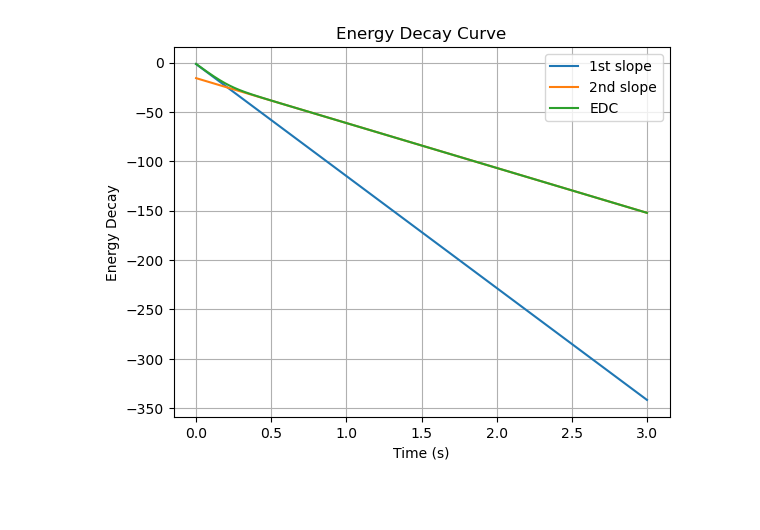
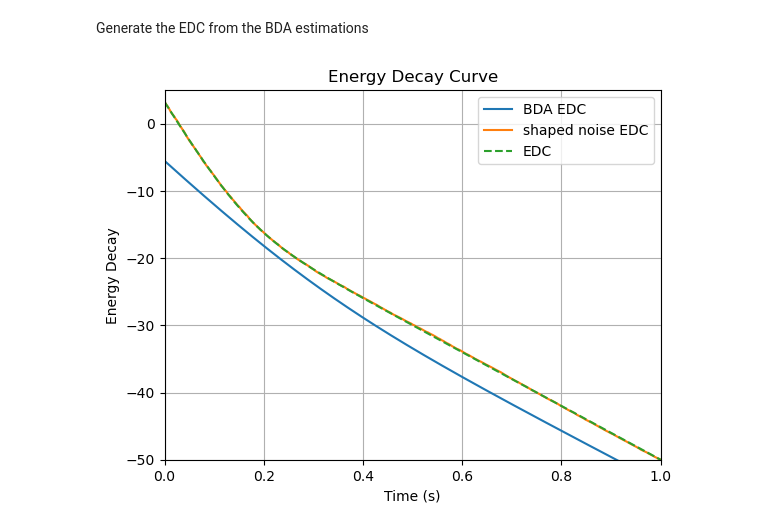
Before and after one commit to gdalsanto/slope2noise, a Jupyter notebook: test_amplitude_conversion.ipynb, the cells around one changed output. Cells and saved outputs as stored; diff of their text form; code cells hidden in the pictures; blank space fills up the shorter version.

Commit message:
Test amplitude conversion

```diff
--- a/test_amplitude_conversion.ipynb
+++ b/test_amplitude_conversion.ipynb
@@ -12,6 +50,6 @@ from slope2noise.utils import decay_kernel, schroeder_backward_int, db, save_aud
 # %%
 T_s = np.array([[0.5, 1.5]])  # T60 in seconds
-A_s = np.array([1, 0.01])   # decay model amplitude (energy)
+A_s = np.array([2, 0.1])   # decay model amplitude (energy)
 n_slopes = T_s.shape[-1]
 fs = 48000  # sampling frequency in Hz
 L = 3*fs   # length of the impulse response in samples
@@ -77,15 +120,24 @@ A_ls = calculate_amplitudes_least_squares(
 BDA = bda.BayesianDecayAnalysis(n_slopes,
                                 fs,
                                 filter_frequencies=None, )
-
-edc_param, norm_vals = BDA.estimate_parameters(np.sum(shaped_noise, axis=-1))
+decayfitnet = DecayFitNetToolbox(n_slopes,
+                                fs,
+                                filter_frequencies=None, )
+# shaped_noise = shaped_noise/np.sum(shaped_noise**2)
+edc_param, norm_vals = BDA.estimate_parameters(np.sum(shaped_noise,-1))
+# edc_param, norm_vals = decayfitnet.estimate_parameters(np.sum(shaped_noise,-1), analyse_full_rir=True)
+# norm_vals = np.transpose(norm_vals.numpy())
+norm_vals = np.transpose(norm_vals)
 # BDA takes the EDC parameters estimates for each band
 T, A, N = edc_param[0], edc_param[1], edc_param[2]
 # amplitudes with least squares
-print(norm_vals)
 print(
-    f"Estimated T_BDA: {np.median(np.squeeze(np.round(T, 3)), axis=0)}, A_BDA: {np.median(np.squeeze(np.round(A, 3)*np.transpose(norm_vals)),axis=0)}" \
-    f"Estimated A_LS: {np.squeeze(np.round(A_ls, 3))}" \
-    f"  - Reference T: {np.squeeze(np.round(T_s, 3))}, A: {np.squeeze(np.round(A_s, 3))}"
+    f"Estimated T_BDA: \n {np.median(np.squeeze(np.round(T, 3)), axis=0)}, \nA_BDA: \n {np.squeeze(np.round(A, 3))} \n" \
+    f"Estimated A_LS: {np.squeeze(np.round(A_ls, 3))} \n" \
+    f"Reference T: {np.squeeze(np.round(T_s, 3))}, A: {np.squeeze(np.round(A_s, 3))}"
 )
+print(
+    f"Noise level: \n {N}")
+print(
+    f"Normalization values: \n {norm_vals}")
 # %% [output]
@@ -94,18 +161,25 @@ Estimated T_BDA: [0.529 1.319], A_BDA: [0.01968038 0.00053225]Estimated A_LS: [0
+# %% [markdown]
+Generate the EDC from the BDA estimations
 # %%
 envelope_kernel = decay_kernel( np.median(np.squeeze(np.round(T, 3)), axis=0).reshape(1, -1),
                                 time_axis,
                                 fs,
                                 normalise_envelope=False,
                                 add_noise=False)
-edc = np.median(np.squeeze(np.round(A, 3)),axis=0) * envelope_kernel
-plt.plot(time_axis, 10*np.log10(edc[0, :, 0]), label='1st slope')
-plt.plot(time_axis, 10*np.log10(edc[0, :, 1]), label='2nd slope')
-plt.plot(time_axis, 10*np.log10(np.sum(edc[0, :, :], axis=-1)), label='EDC')
+edc_bda = np.median(np.squeeze(np.round(A, 3)),axis=0) * envelope_kernel
+# plt.plot(time_axis, 10*np.log10(edc_bda[0, :, 0]), label='1st slope')
+# plt.plot(time_axis, 10*np.log10(edc_bda[0, :, 1]), label='2nd slope')
+plt.plot(time_axis, 10*np.log10(np.sum(edc_bda[0, :, :], axis=-1)), label='BDA EDC')
+plt.plot(time_axis, 10*np.log10(sn_int[0, :]), label='shaped noise EDC')
+plt.plot(time_axis, 10*np.log10(np.sum(edc[0, :, :], axis=-1)), '--', label='EDC')
+
 plt.xlabel('Time (s)')
 plt.ylabel('Energy Decay')
 plt.legend()
+plt.ylim([-50, 5])
+plt.xlim([0, 1])
 plt.title('Energy Decay Curve')
 plt.grid(True)
 plt.show()
 # %% [output]
-[figure, old version]
+[figure, new version]
```
Also changed, not shown: parts of 17 cells of this notebook, 2 other files.
